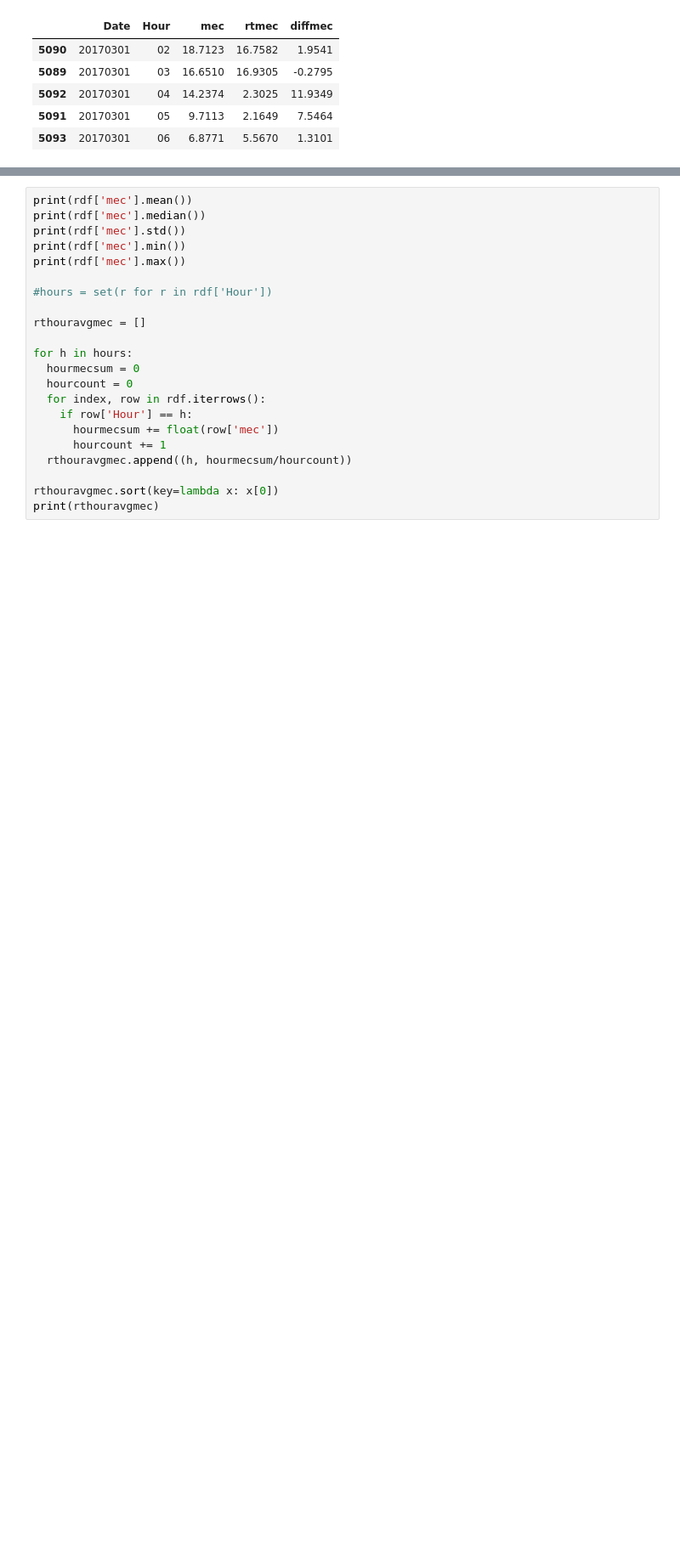
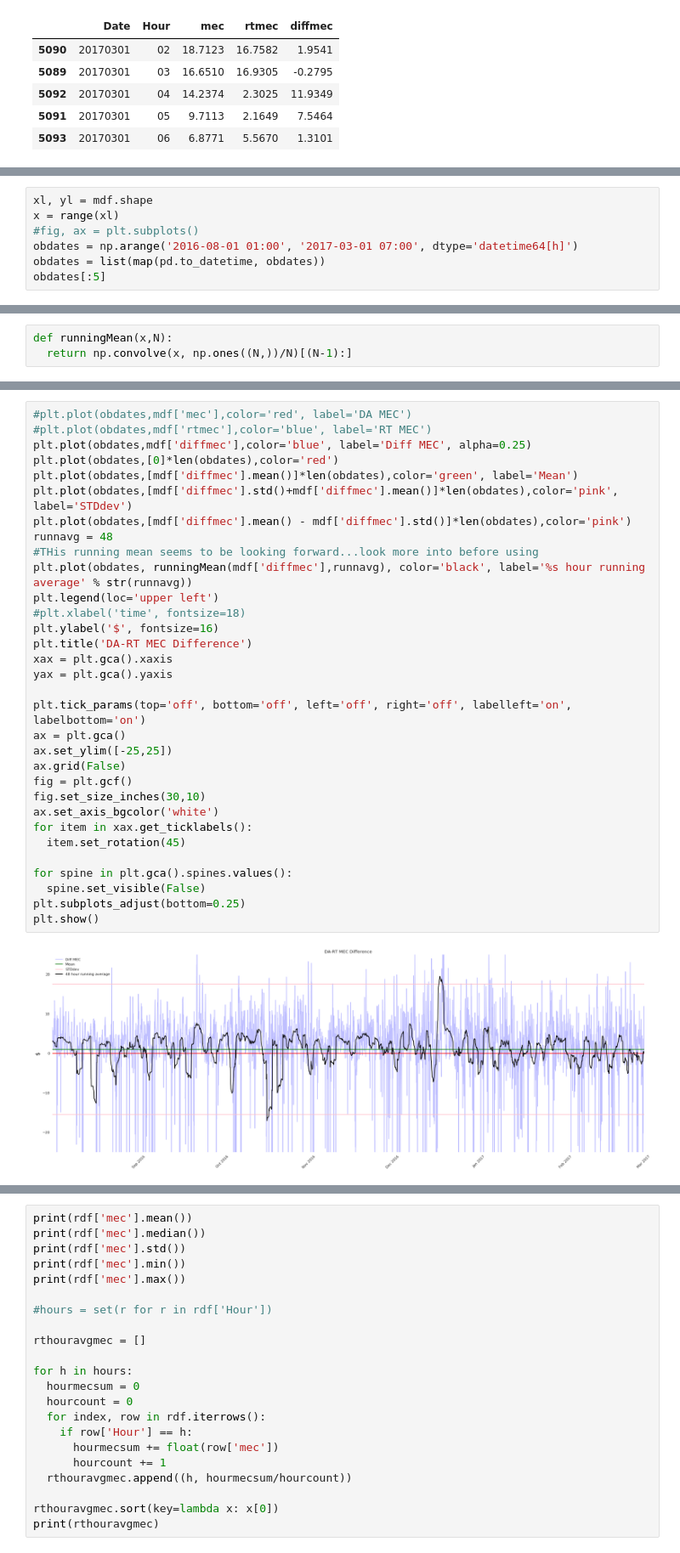
Before and after one commit to drewgray/spp-da-price-forecast, a Jupyter notebook: spp_da_2016.ipynb, the cells around one changed output, grey strips where cells are left out. Shown at 85% size. Cells and saved outputs as stored; diff of their text form; blank space fills up the shorter version.

Commit message:
do more graphing and load wind and mtlf data

```diff
--- a/spp_da_2016.ipynb
+++ b/spp_da_2016.ipynb
@@ -144,0 +133,7 @@ plt.show()
+# %%
+xl, yl = mdf.shape
+x = range(xl)
+#fig, ax = plt.subplots()
+obdates = np.arange('2016-08-01 01:00', '2017-03-01 07:00', dtype='datetime64[h]')
+obdates = list(map(pd.to_datetime, obdates))
+obdates[:5]
@@ -144,0 +146,3 @@ plt.show()
+# %%
+def runningMean(x,N):
+  return np.convolve(x, np.ones((N,))/N)[(N-1):]
@@ -144,0 +157,34 @@ plt.show()
+# %%
+#plt.plot(obdates,mdf['mec'],color='red', label='DA MEC')
+#plt.plot(obdates,mdf['rtmec'],color='blue', label='RT MEC')
+plt.plot(obdates,mdf['diffmec'],color='blue', label='Diff MEC', alpha=0.25)
+plt.plot(obdates,[0]*len(obdates),color='red')
+plt.plot(obdates,[mdf['diffmec'].mean()]*len(obdates),color='green', label='Mean')
+plt.plot(obdates,[mdf['diffmec'].std()+mdf['diffmec'].mean()]*len(obdates),color='pink', label='STDdev')
+plt.plot(obdates,[mdf['diffmec'].mean() - mdf['diffmec'].std()]*len(obdates),color='pink')
+runnavg = 48
+#THis running mean seems to be looking forward...look more into before using
+plt.plot(obdates, runningMean(mdf['diffmec'],runnavg), color='black', label='%s hour running average' % str(runnavg))
+plt.legend(loc='upper left')
+#plt.xlabel('time', fontsize=18)
+plt.ylabel('$', fontsize=16)
+plt.title('DA-RT MEC Difference')
+xax = plt.gca().xaxis
+yax = plt.gca().yaxis
+
+plt.tick_params(top='off', bottom='off', left='off', right='off', labelleft='on', labelbottom='on')
+ax = plt.gca()
+ax.set_ylim([-25,25])
+ax.grid(False)
+fig = plt.gcf()
+fig.set_size_inches(30,10)
+ax.set_axis_bgcolor('white')
+for item in xax.get_ticklabels():
+  item.set_rotation(45)
+
+for spine in plt.gca().spines.values():
+  spine.set_visible(False)
+plt.subplots_adjust(bottom=0.25)
+plt.show()
+# %% [output]
+[figure, added]
```
Also changed, not shown: parts of 15 cells of this notebook, 25 other files.
